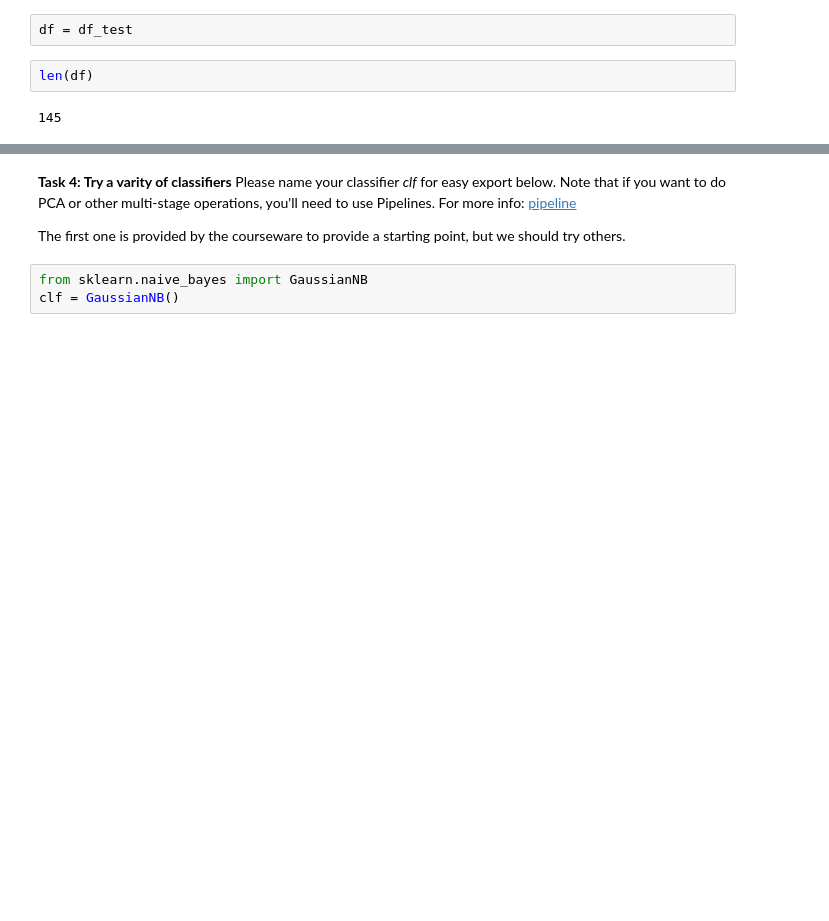
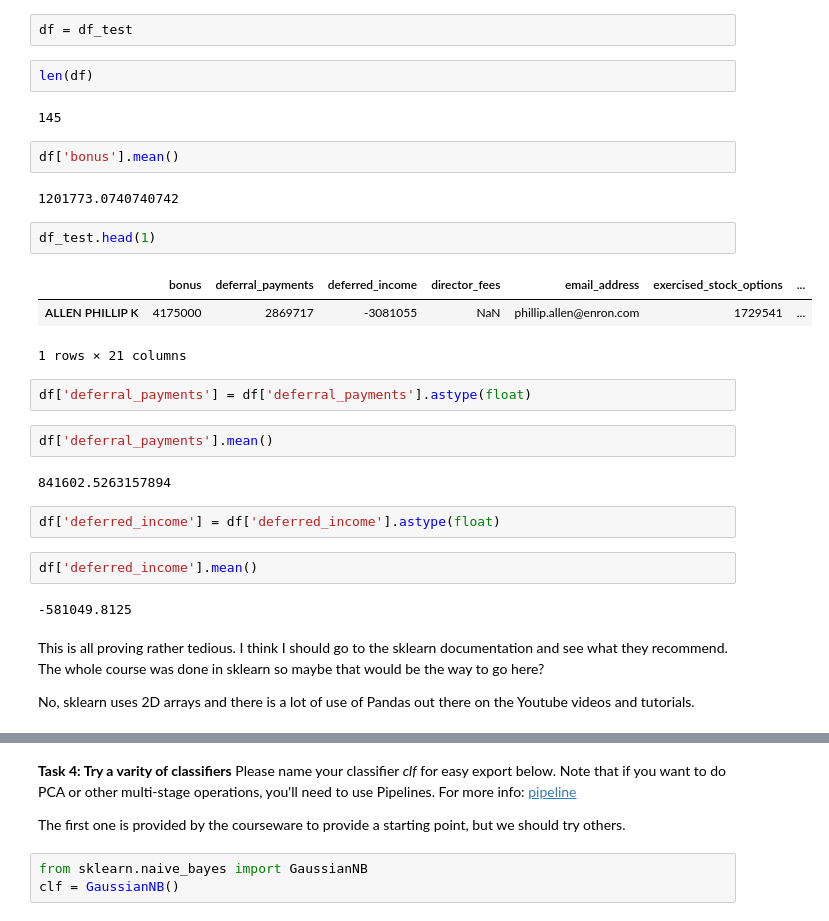
Before and after one commit to michaelreinhard/ud120-projects, a Jupyter notebook: final_project/final_project.ipynb, the cells around one changed output, grey strips where cells are left out. Saved outputs shown, nothing was run; the diff lists cells and outputs as text; blank space fills up the shorter version.

```diff
--- a/final_project/final_project.ipynb
+++ b/final_project/final_project.ipynb
@@ -260,3 +232,29 @@ df = df_test
 len(df)
 # %% [output]
 145
+# %%
+df['bonus'].mean()
+# %% [output]
+1201773.0740740742
+# %%
+df_test.head(1)
+# %% [output]
+|  | bonus | deferral_payments | deferred_income | director_fees | email_address | exercised_stock_options | ... |
+| ALLEN PHILLIP K | 4175000 | 2869717 | -3081055 | NaN | phillip.allen@enron.com | 1729541 | ... |
+1 rows × 21 columns
+# %%
+df['deferral_payments'] = df['deferral_payments'].astype(float)
+# %%
+df['deferral_payments'].mean()
+# %% [output]
+841602.5263157894
+# %%
+df['deferred_income'] = df['deferred_income'].astype(float)
+# %%
+df['deferred_income'].mean()
+# %% [output]
+-581049.8125
+# %% [markdown]
+This is all proving rather tedious. I think I should go to the sklearn documentation and see what they recommend. The whole course was done in sklearn so maybe that would be the way to go here?
+
+No, sklearn uses 2D arrays and there is a lot of use of Pandas out there on the Youtube videos and tutorials.
```
Also changed, not shown: parts of 67 cells of this notebook.
